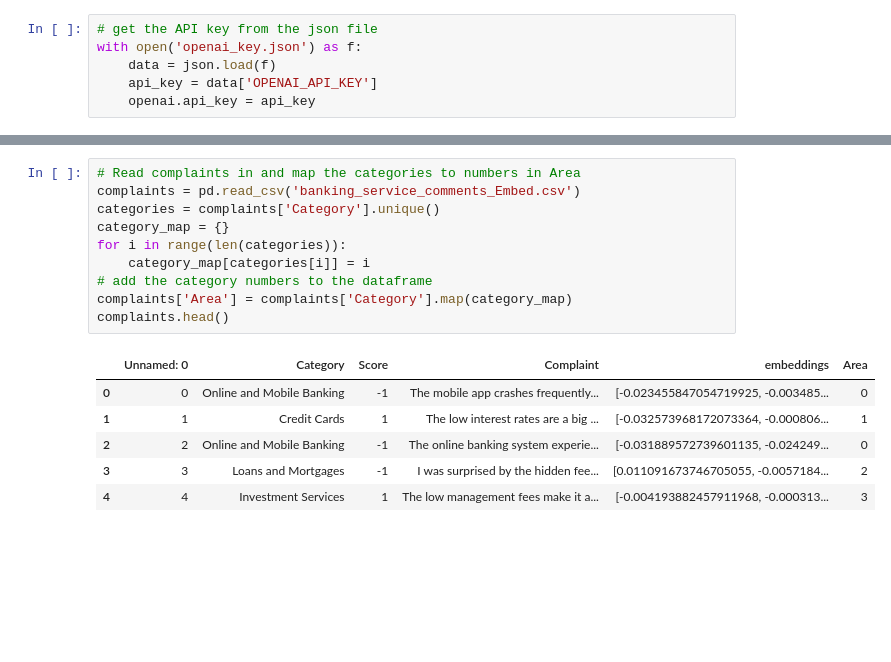
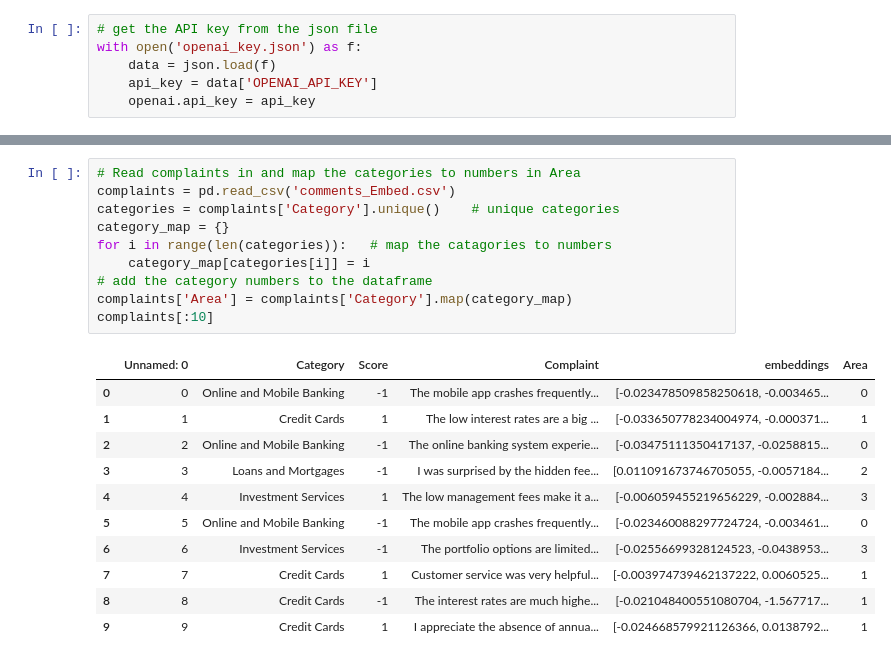
Before and after one commit to johntango/Dubai_Exercises, a Jupyter notebook: ComplaintClassification/embedClassification.ipynb, the cells around one changed output, grey strips where cells are left out. Cells and saved outputs as stored; diff of their text form; blank space fills up the shorter version.

```diff
--- a/ComplaintClassification/embedClassification.ipynb
+++ b/ComplaintClassification/embedClassification.ipynb
@@ -33,17 +30,22 @@ complaints.to_csv('banking_service_comments_Embed.csv')
 # %%
 # Read complaints in and map the categories to numbers in Area
-complaints = pd.read_csv('banking_service_comments_Embed.csv')
-categories = complaints['Category'].unique()
+complaints = pd.read_csv('comments_Embed.csv')
+categories = complaints['Category'].unique()    # unique categories
 category_map = {}
-for i in range(len(categories)):
+for i in range(len(categories)):   # map the catagories to numbers
     category_map[categories[i]] = i
 # add the category numbers to the dataframe
 complaints['Area'] = complaints['Category'].map(category_map)
-complaints.head()
+complaints[:10]
 # %% [output]
 |  | Unnamed: 0 | Category | Score | Complaint | embeddings | Area |
-| 0 | 0 | Online and Mobile Banking | -1 | The mobile app crashes frequently... | [-0.023455847054719925, -0.003485... | 0 |
-| 1 | 1 | Credit Cards | 1 | The low interest rates are a big ... | [-0.032573968172073364, -0.000806... | 1 |
-| 2 | 2 | Online and Mobile Banking | -1 | The online banking system experie... | [-0.031889572739601135, -0.024249... | 0 |
+| 0 | 0 | Online and Mobile Banking | -1 | The mobile app crashes frequently... | [-0.023478509858250618, -0.003465... | 0 |
+| 1 | 1 | Credit Cards | 1 | The low interest rates are a big ... | [-0.033650778234004974, -0.000371... | 1 |
+| 2 | 2 | Online and Mobile Banking | -1 | The online banking system experie... | [-0.03475111350417137, -0.0258815... | 0 |
 | 3 | 3 | Loans and Mortgages | -1 | I was surprised by the hidden fee... | [0.011091673746705055, -0.0057184... | 2 |
-| 4 | 4 | Investment Services | 1 | The low management fees make it a... | [-0.004193882457911968, -0.000313... | 3 |
+| 4 | 4 | Investment Services | 1 | The low management fees make it a... | [-0.006059455219656229, -0.002884... | 3 |
+| 5 | 5 | Online and Mobile Banking | -1 | The mobile app crashes frequently... | [-0.023460088297724724, -0.003461... | 0 |
+| 6 | 6 | Investment Services | -1 | The portfolio options are limited... | [-0.02556699328124523, -0.0438953... | 3 |
+| 7 | 7 | Credit Cards | 1 | Customer service was very helpful... | [-0.003974739462137222, 0.0060525... | 1 |
+| 8 | 8 | Credit Cards | -1 | The interest rates are much highe... | [-0.021048400551080704, -1.567717... | 1 |
+| 9 | 9 | Credit Cards | 1 | I appreciate the absence of annua... | [-0.024668579921126366, 0.0138792... | 1 |
```
Also changed, not shown: parts of 11 cells of this notebook, 2 other files.
